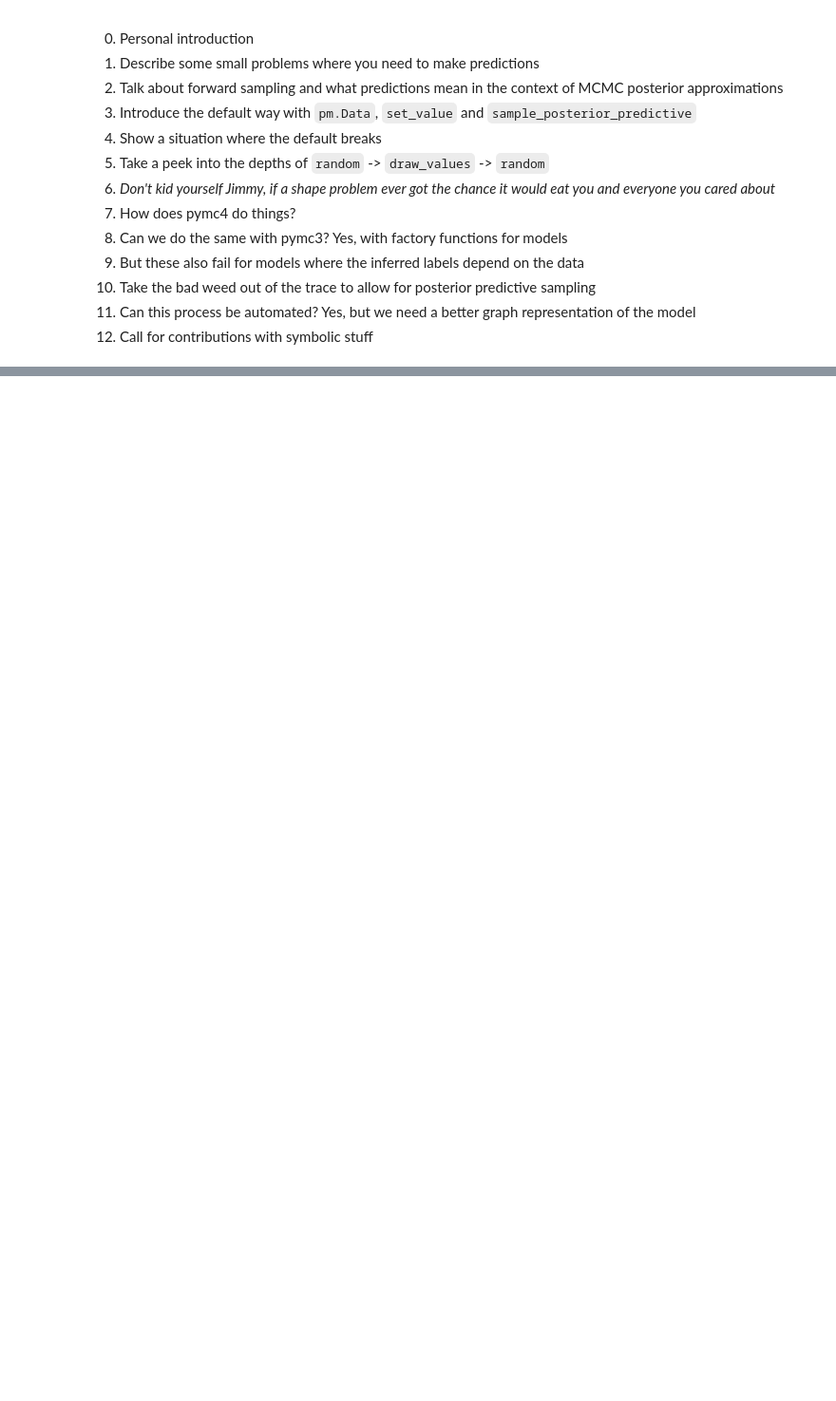
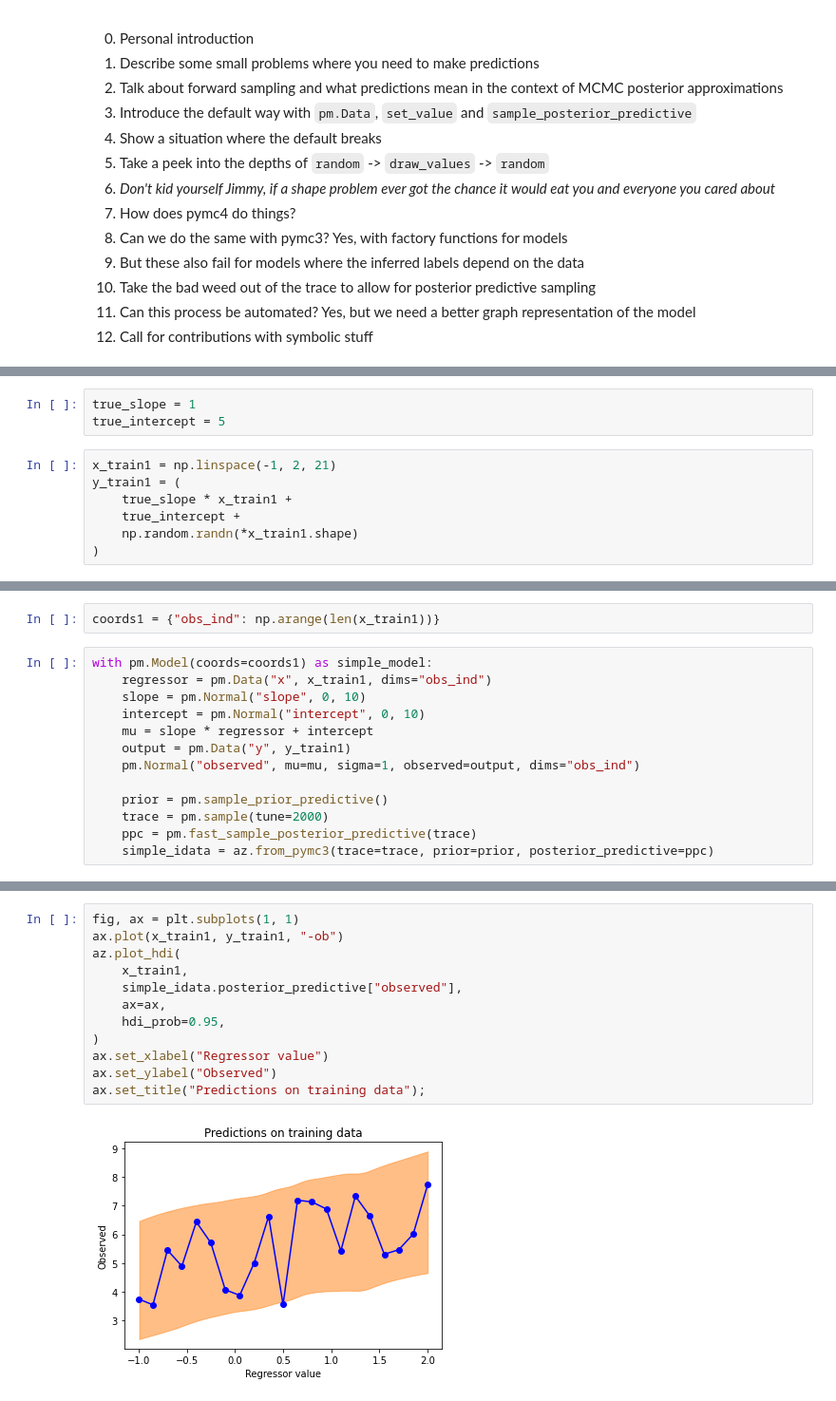
Before and after one commit to lucianopaz/pymcon, a Jupyter notebook: source/Presentation.ipynb, the cells around one changed output, grey strips where cells are left out. Shown at 95% size. Cells and saved outputs as stored; diff of their text form; blank space fills up the shorter version.

```diff
--- a/source/Presentation.ipynb
+++ b/source/Presentation.ipynb
@@ -51,0 +34,10 @@ Slide 3
+# %%
+true_slope = 1
+true_intercept = 5
+# %%
+x_train1 = np.linspace(-1, 2, 21)
+y_train1 = (
+    true_slope * x_train1 +
+    true_intercept +
+    np.random.randn(*x_train1.shape)
+)
@@ -51,0 +51,15 @@ Slide 3
+# %%
+coords1 = {"obs_ind": np.arange(len(x_train1))}
+# %%
+with pm.Model(coords=coords1) as simple_model:
+    regressor = pm.Data("x", x_train1, dims="obs_ind")
+    slope = pm.Normal("slope", 0, 10)
+    intercept = pm.Normal("intercept", 0, 10)
+    mu = slope * regressor + intercept
+    output = pm.Data("y", y_train1)
+    pm.Normal("observed", mu=mu, sigma=1, observed=output, dims="obs_ind")
+
+    prior = pm.sample_prior_predictive()
+    trace = pm.sample(tune=2000)
+    ppc = pm.fast_sample_posterior_predictive(trace)
+    simple_idata = az.from_pymc3(trace=trace, prior=prior, posterior_predictive=ppc)
@@ -51,0 +78,14 @@ Slide 3
+# %%
+fig, ax = plt.subplots(1, 1)
+ax.plot(x_train1, y_train1, "-ob")
+az.plot_hdi(
+    x_train1,
+    simple_idata.posterior_predictive["observed"],
+    ax=ax,
+    hdi_prob=0.95,
+)
+ax.set_xlabel("Regressor value")
+ax.set_ylabel("Observed")
+ax.set_title("Predictions on training data");
+# %% [output]
+[figure, added]
```
Also changed, not shown: parts of 51 cells of this notebook.
